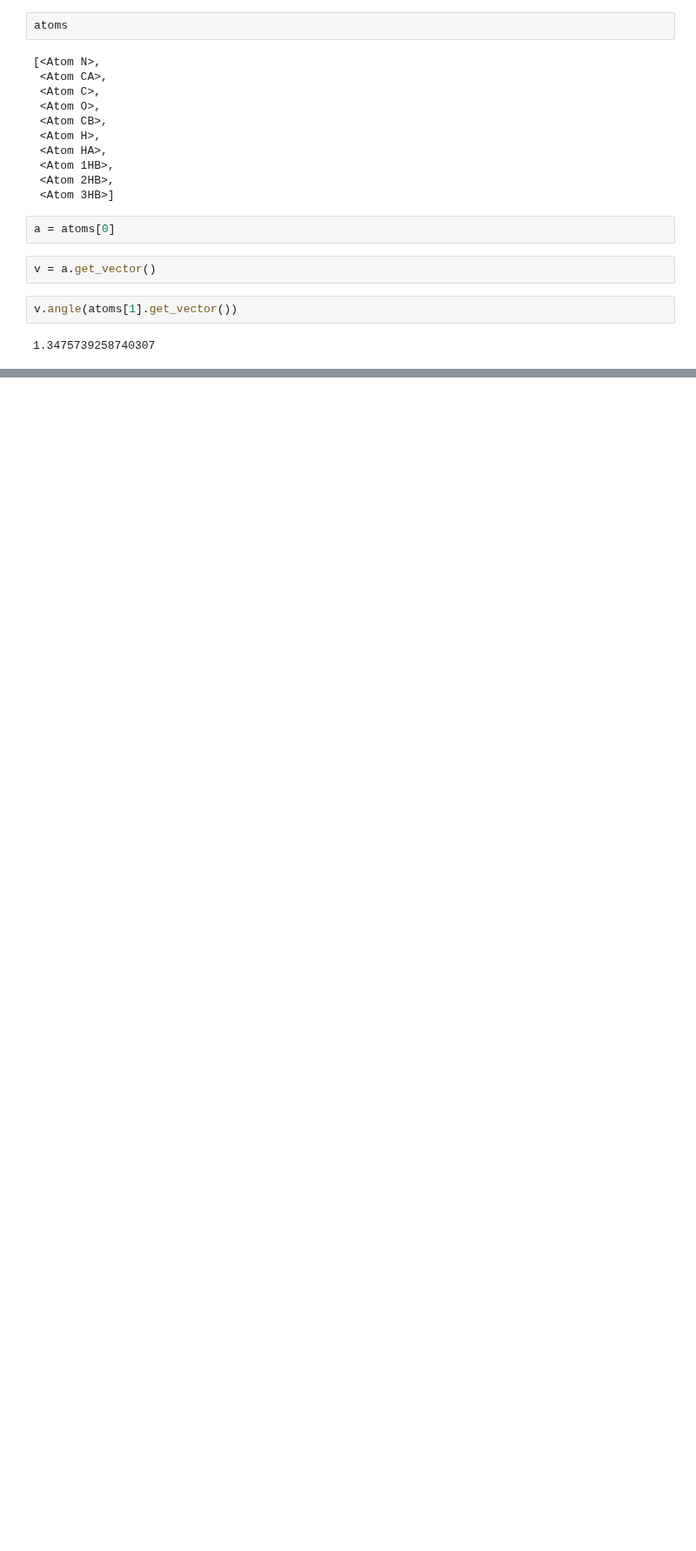
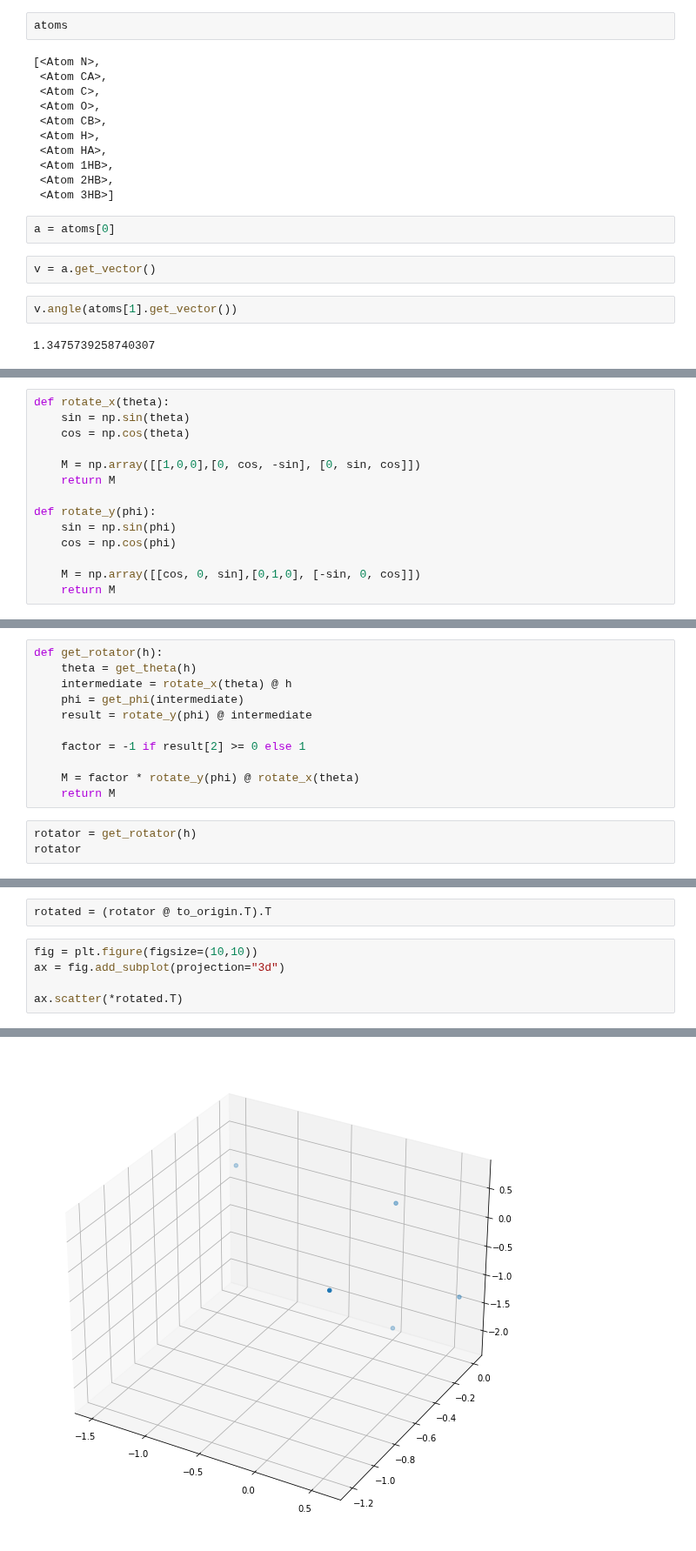
Before and after one commit to liedllab/TopModel, a Jupyter notebook: playground.ipynb, the cells around one changed output, grey strips where cells are left out. Shown at 87% size. Saved outputs shown, nothing was run; the diff lists cells and outputs as text; blank space fills up the shorter version.

```diff
--- a/playground.ipynb
+++ b/playground.ipynb
@@ -42,0 +138,14 @@ v.
+# %%
+def rotate_x(theta):
+    sin = np.sin(theta)
+    cos = np.cos(theta)
+
+    M = np.array([[1,0,0],[0, cos, -sin], [0, sin, cos]])
+    return M
+
+def rotate_y(phi):
+    sin = np.sin(phi)
+    cos = np.cos(phi)
+
+    M = np.array([[cos, 0, sin],[0,1,0], [-sin, 0, cos]])
+    return M
@@ -42,0 +169,14 @@ v.
+# %%
+def get_rotator(h):
+    theta = get_theta(h)
+    intermediate = rotate_x(theta) @ h
+    phi = get_phi(intermediate)
+    result = rotate_y(phi) @ intermediate
+
+    factor = -1 if result[2] >= 0 else 1
+
+    M = factor * rotate_y(phi) @ rotate_x(theta)
+    return M
+# %%
+rotator = get_rotator(h)
+rotator
@@ -42,0 +187,8 @@ v.
+# %%
+rotated = (rotator @ to_origin.T).T
+# %%
+fig = plt.figure(figsize=(10,10))
+ax = fig.add_subplot(projection="3d")
+
+ax.scatter(*rotated.T)
+# %% [output]
@@ -42,0 +196 @@ v.
+[figure, added]
```
Also changed, not shown: parts of 37 cells of this notebook, 2 other files.
